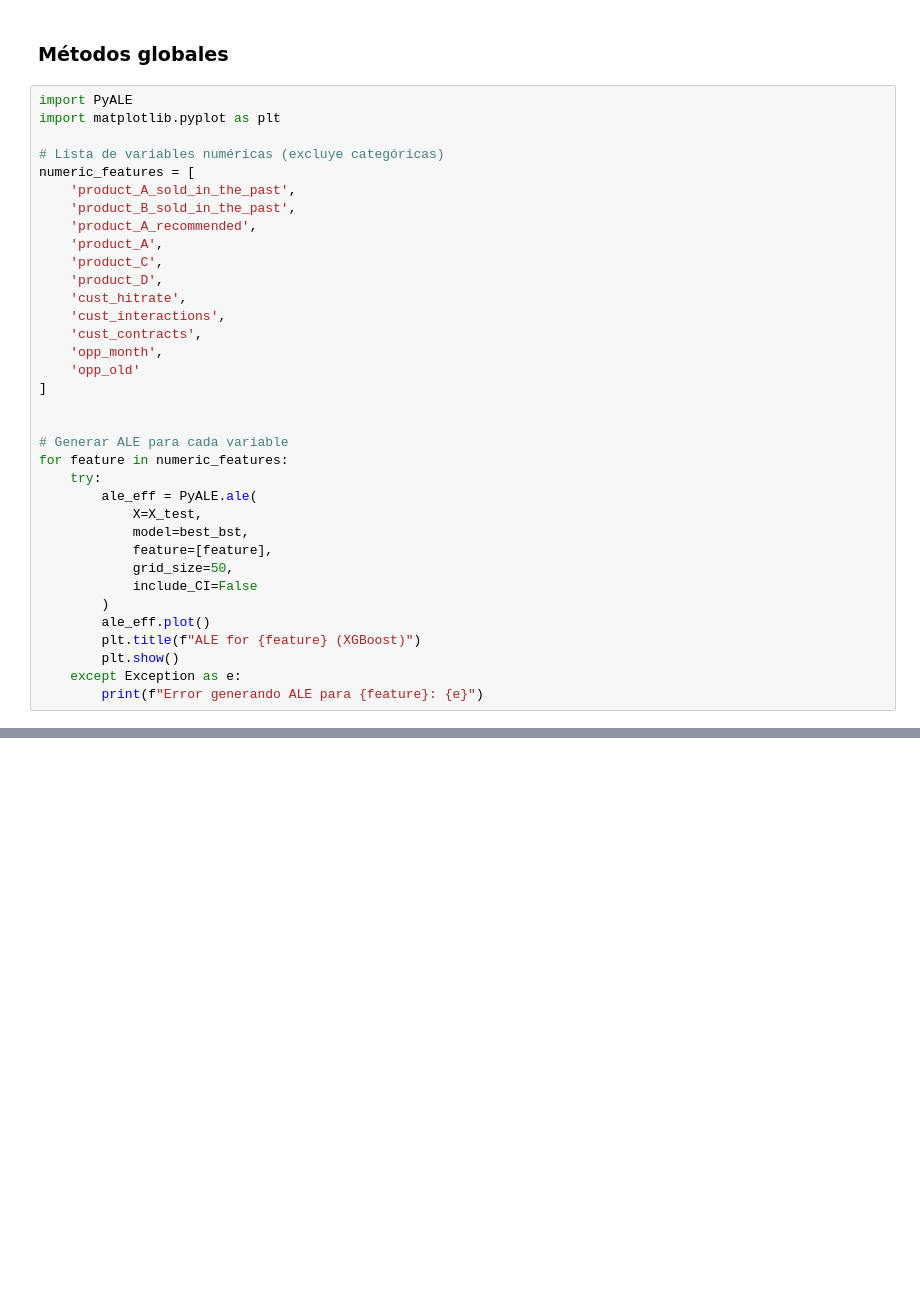
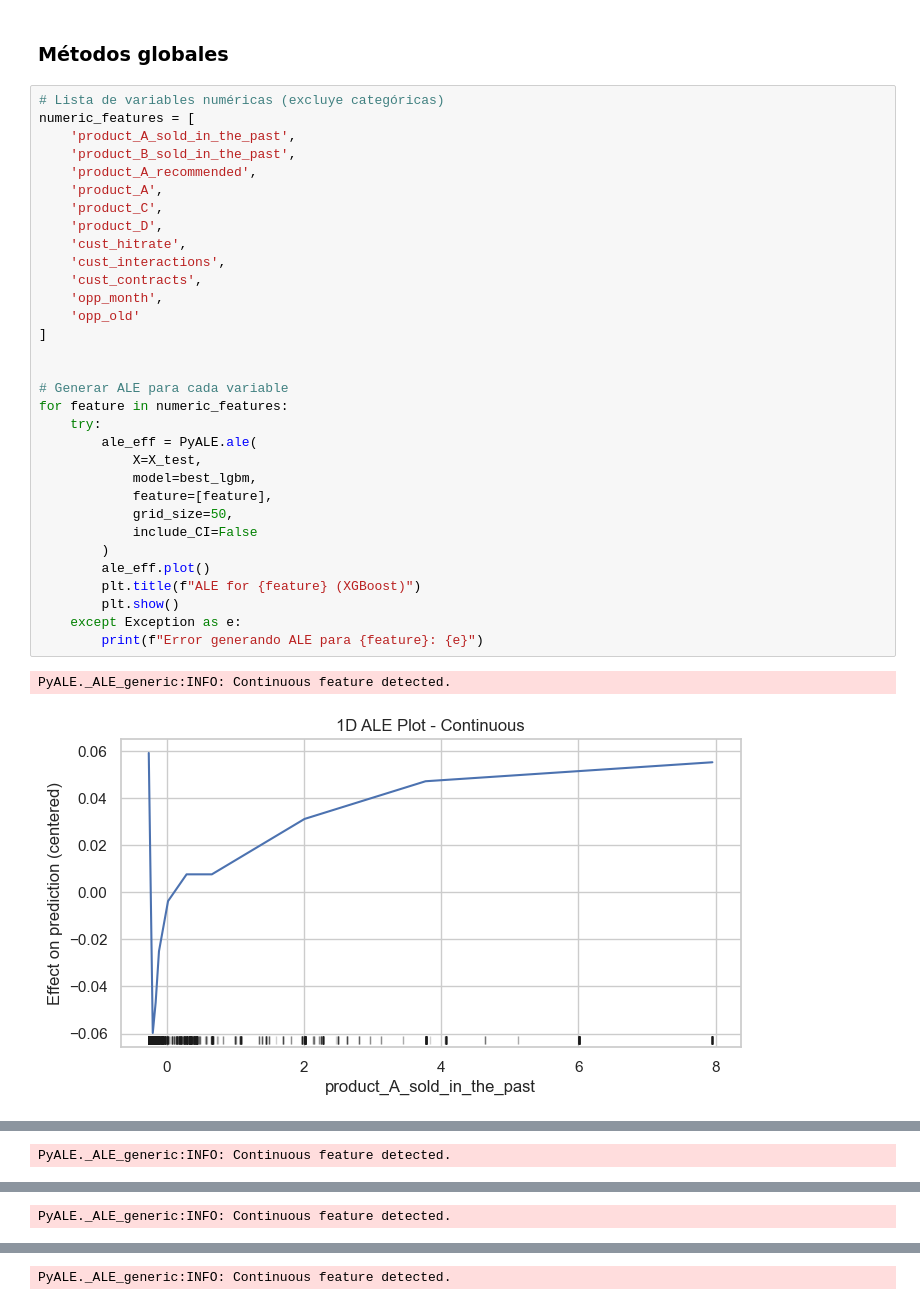
Before and after one commit to Lihao006/Datathon-2025, a Jupyter notebook: lightgbm.ipynb, the cells around one changed output, grey strips where cells are left out. Drawn from its saved outputs; the diff is of its cells as text; blank space fills up the shorter version.

```diff
--- a/lightgbm.ipynb
+++ b/lightgbm.ipynb
@@ -176,37 +199,37 @@ exp.save_to_file('lime_explanation.html')  # Guardar como HTML
 # %% [markdown]
 ### Métodos globales
 # %%
-import PyALE
-import matplotlib.pyplot as plt
-
 # Lista de variables numéricas (excluye categóricas)
 numeric_features = [
     'product_A_sold_in_the_past',
     'product_B_sold_in_the_past',
     'product_A_recommended',
     'product_A',
     'product_C',
     'product_D',
     'cust_hitrate',
     'cust_interactions',
     'cust_contracts',
     'opp_month',
     'opp_old'
 ]
 
 
 # Generar ALE para cada variable
 for feature in numeric_features:
     try:
         ale_eff = PyALE.ale(
             X=X_test,
-            model=best_bst,
+            model=best_lgbm,
             feature=[feature],
             grid_size=50,
             include_CI=False
         )
         ale_eff.plot()
         plt.title(f"ALE for {feature} (XGBoost)")
         plt.show()
     except Exception as e:
         print(f"Error generando ALE para {feature}: {e}")
+# %% [output]
+PyALE._ALE_generic:INFO: Continuous feature detected.
+[figure, added]
@@ -212,0 +237 @@ for feature in numeric_features:
+PyALE._ALE_generic:INFO: Continuous feature detected.
@@ -212,0 +240 @@ for feature in numeric_features:
+PyALE._ALE_generic:INFO: Continuous feature detected.
@@ -212,0 +243 @@ for feature in numeric_features:
+PyALE._ALE_generic:INFO: Continuous feature detected.
```
Also changed, not shown: parts of 9 cells of this notebook.
